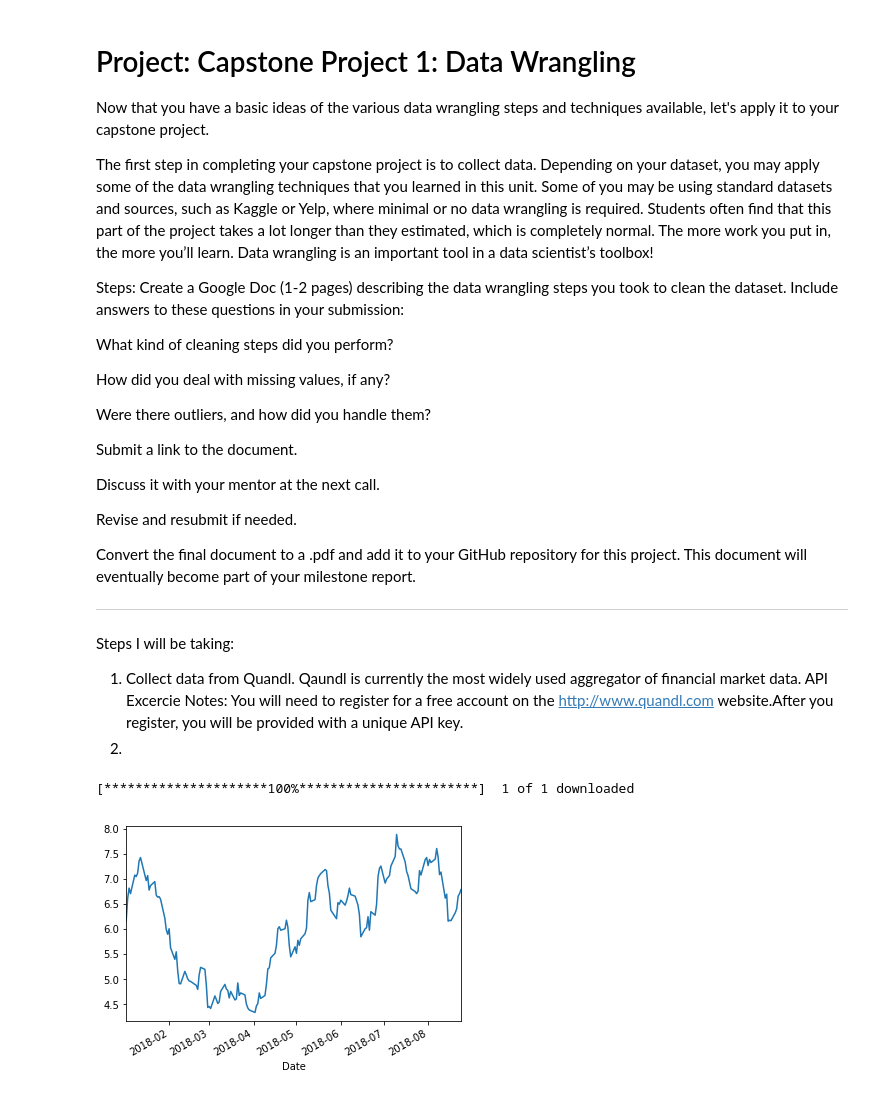
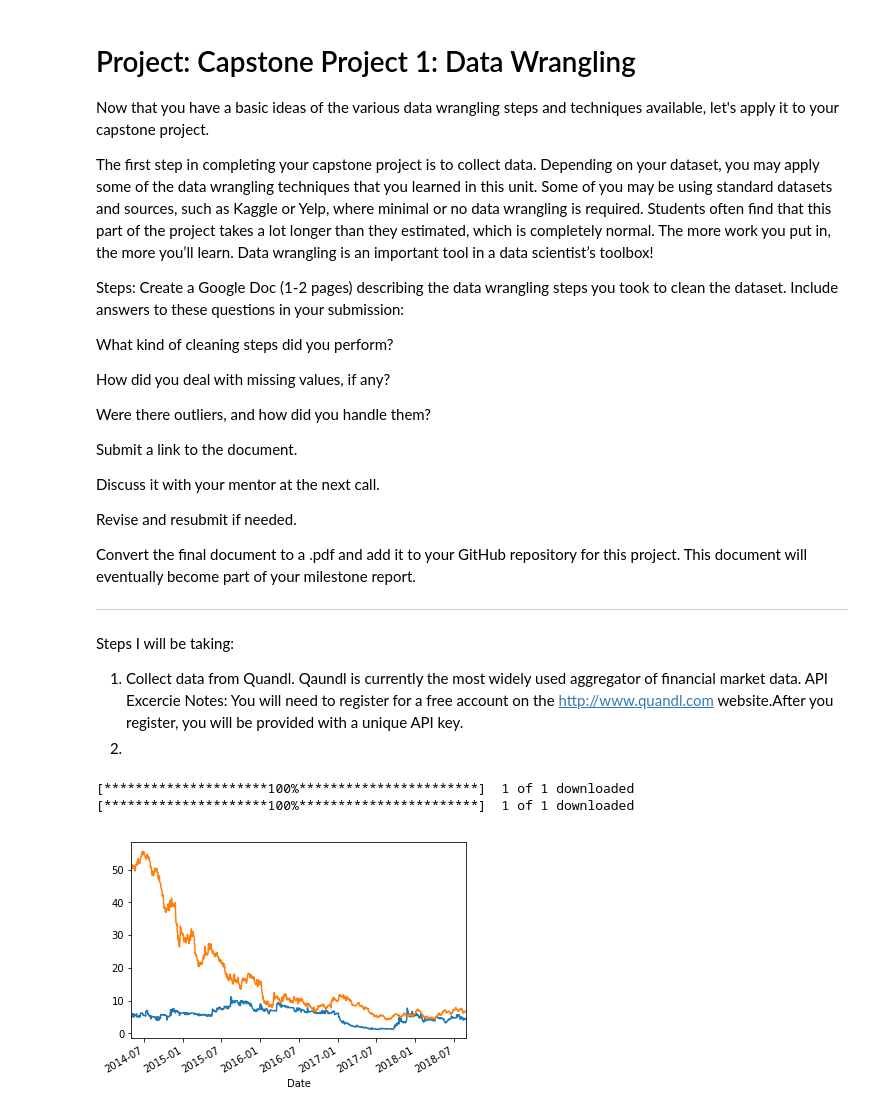
Before and after one commit to sooraj7m/Springboard, a Jupyter notebook: JupyterNotebook/capstone_1/data_wrangling.ipynb, the cells around one changed output. Drawn from its saved outputs; the diff is of its cells as text; code cells hidden in the pictures.

```diff
--- a/JupyterNotebook/capstone_1/data_wrangling.ipynb
+++ b/JupyterNotebook/capstone_1/data_wrangling.ipynb
@@ -26,5 +26,6 @@ This document will eventually become part of your milestone report.
 
 ---
 Steps I will be taking:
-1. Collect data from Quandl. Qaundl is currently the most widely used aggregator of financial market data. API Excercie Notes: You will need to register for a free account on the http://www.quandl.com website.After you register, you will be provided with a unique API key.
+1. Collect data from Quandl. Qaundl is currently the most widely used aggregator of financial market data.
+API Excercie Notes: You will need to register for a free account on the http://www.quandl.com website.After you register, you will be provided with a unique API key.
 2.
@@ -39,14 +32,36 @@ stock = 'ESV'
+# %%
+# Setup - set variables and import libraries
+
+# Import all necessary libraries
+import matplotlib.pyplot as plt
+import fix_yahoo_finance as yf
+import numpy as np
+import pandas as pd
+from scipy.stats.stats import pearsonr
+from scipy import stats
+import pprint
+#import statistics as st
+#import matplotlib
+#import quandl
+#API_KEY = 'caSsMS95EZAzdK77dMsj' # Store API key as string - according to PEP8, constants always upper case
+
+# set variables
+start_dt = '2014-05-01'
+end_dt = '2018-12-31'
+stock1 = 'ESV'
+stock2 = 'SRAX'
 # %%
 # Download Option1: Yahoo Finance
 # Need to install fix_yahoo_finance using command <pip install fix_yahoo_finance> on terminal
-import matplotlib.pyplot as plt
-import fix_yahoo_finance as yf
-y_esv = yf.download(stock,start_dt, end_dt)
+y_esv = yf.download(stock1,start_dt, end_dt)
+y_srax = yf.download(stock2,start_dt, end_dt)
+y_srax.Close.plot()
 y_esv.Close.plot()
 plt.show()
 # %% [output]
 [*********************100%***********************]  1 of 1 downloaded
+[*********************100%***********************]  1 of 1 downloaded
-[figure, old version]
+[figure, new version]
 # %%
 y_esv.head()
 # %% [output]
```
Also changed, not shown: parts of 26 cells of this notebook.
